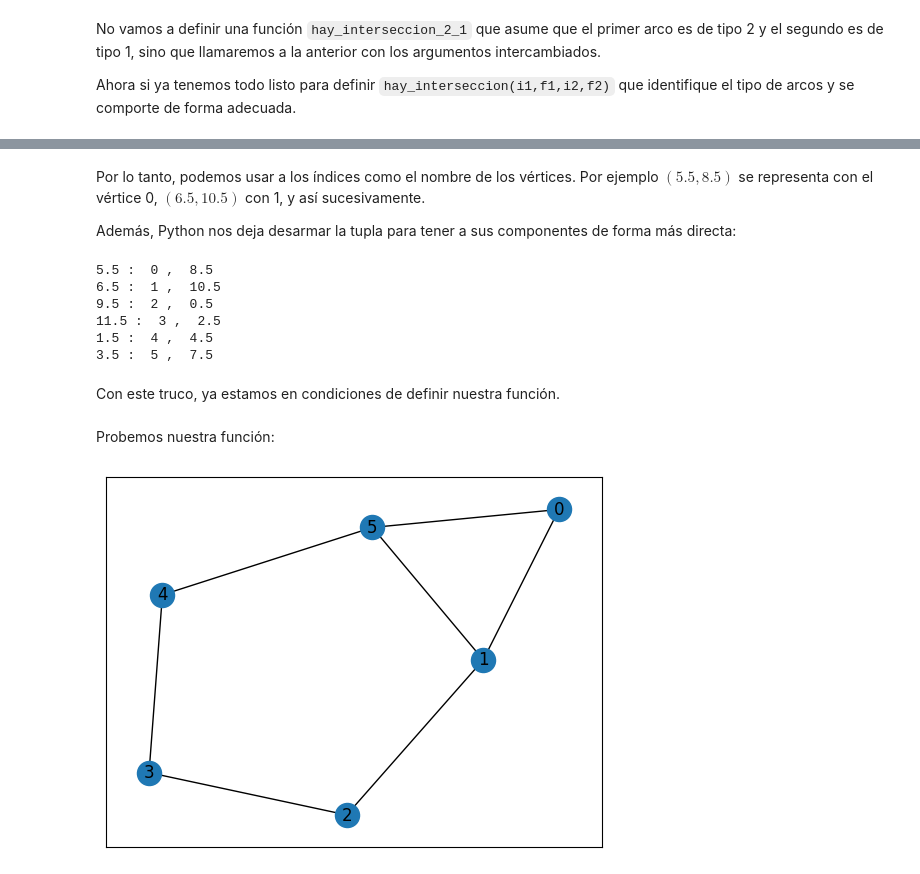
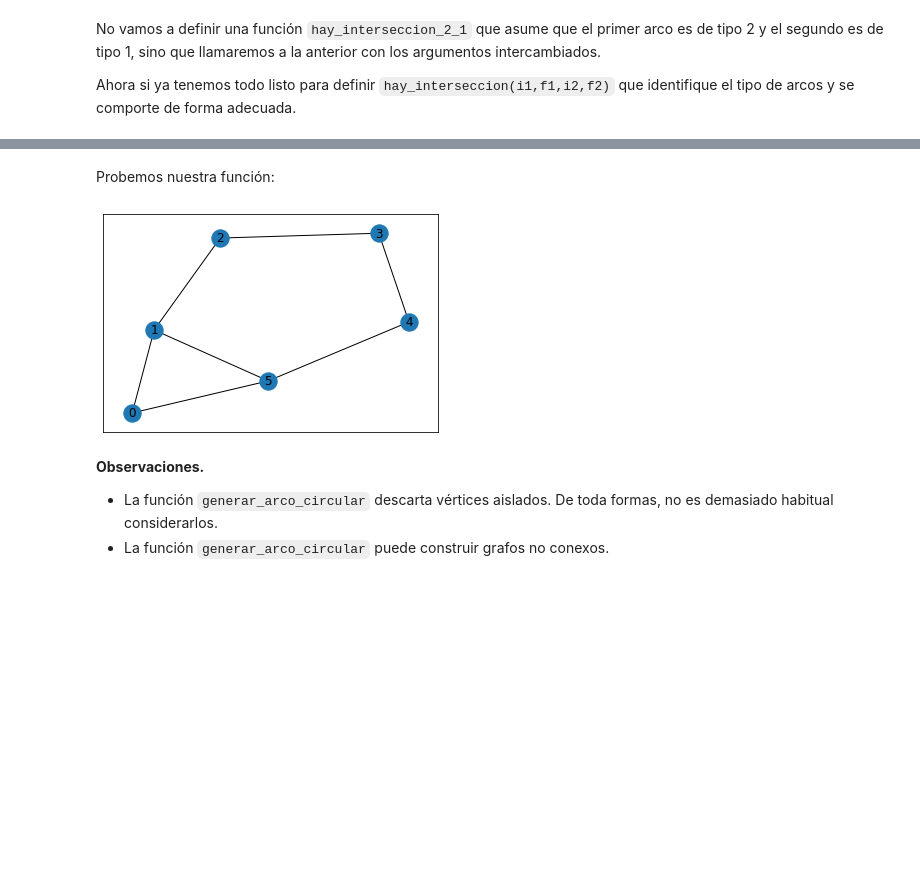
Before and after one commit to maurolucci/taller-cplex, a Jupyter notebook: notebook4.ipynb, the cells around one changed output, grey strips where cells are left out. Saved outputs shown, nothing was run; the diff lists cells and outputs as text; code cells hidden in the pictures; blank space fills up the shorter version.

```diff
--- a/notebook4.ipynb
+++ b/notebook4.ipynb
@@ -79,5 +315,5 @@ $$D: (11.5,2.5)$$
 $$E: (1.5,4.5)$$
 $$F: (3.5,7.5)$$
 # %%
-arcos1 = [(5.5,8.5), (6.5,10.5), (9.5,0.5), (11.5,2.5), (1.5,4.5), (3.5,7.5)]
+arcos = [(5.5,8.5), (6.5,10.5), (9.5,0.5), (11.5,2.5), (1.5,4.5), (3.5,7.5)]
 # %% [markdown]
@@ -101,23 +321,5 @@ for j, arco in enumerate(arcos1):
-# %% [markdown]
-Por lo tanto, podemos usar a los índices como el nombre de los vértices. Por ejemplo $(5.5, 8.5)$ se representa con el vértice 0, $(6.5, 10.5)$ con 1, y así sucesivamente.
-
-Además, Python nos deja desarmar la tupla para tener a sus componentes de forma más directa:
-# %%
-for j, (i, f) in enumerate(arcos1):
-    print(i,": ",j,", ",f)
-# %% [output]
-5.5 :  0 ,  8.5
-6.5 :  1 ,  10.5
-9.5 :  2 ,  0.5
-11.5 :  3 ,  2.5
-1.5 :  4 ,  4.5
-3.5 :  5 ,  7.5
-# %% [markdown]
-Con este truco, ya estamos en condiciones de definir nuestra función.
 # %%
-import networkx as nx
-
-def construir_arco_circular(arcos):
+def generar_arco_circular(arcos):
     G = nx.Graph() # Inicializamos un grafo vacio
     for j1, (i1,f1) in enumerate(arcos):
         for j2, (i2,f2) in enumerate(arcos):
@@ -128,8 +330,12 @@ def construir_arco_circular(arcos):
 # %% [markdown]
 Probemos nuestra función:
 # %%
-G = construir_arco_circular(arcos1)
-nx.draw_networkx(G)
+arco_circular1 = generar_arco_circular(arcos)
+nx.draw_networkx(arco_circular1)
 # %% [output]
-[figure, old version]
+[figure, new version]
+# %% [markdown]
+<b>Observaciones.</b>
+* La función <code>generar_arco_circular</code> descarta vértices aislados. De toda formas, no es demasiado habitual considerarlos.
+* La función <code>generar_arco_circular</code> puede construir grafos no conexos.
 # %% [markdown]
```
Also changed, not shown: parts of 84 cells of this notebook.
